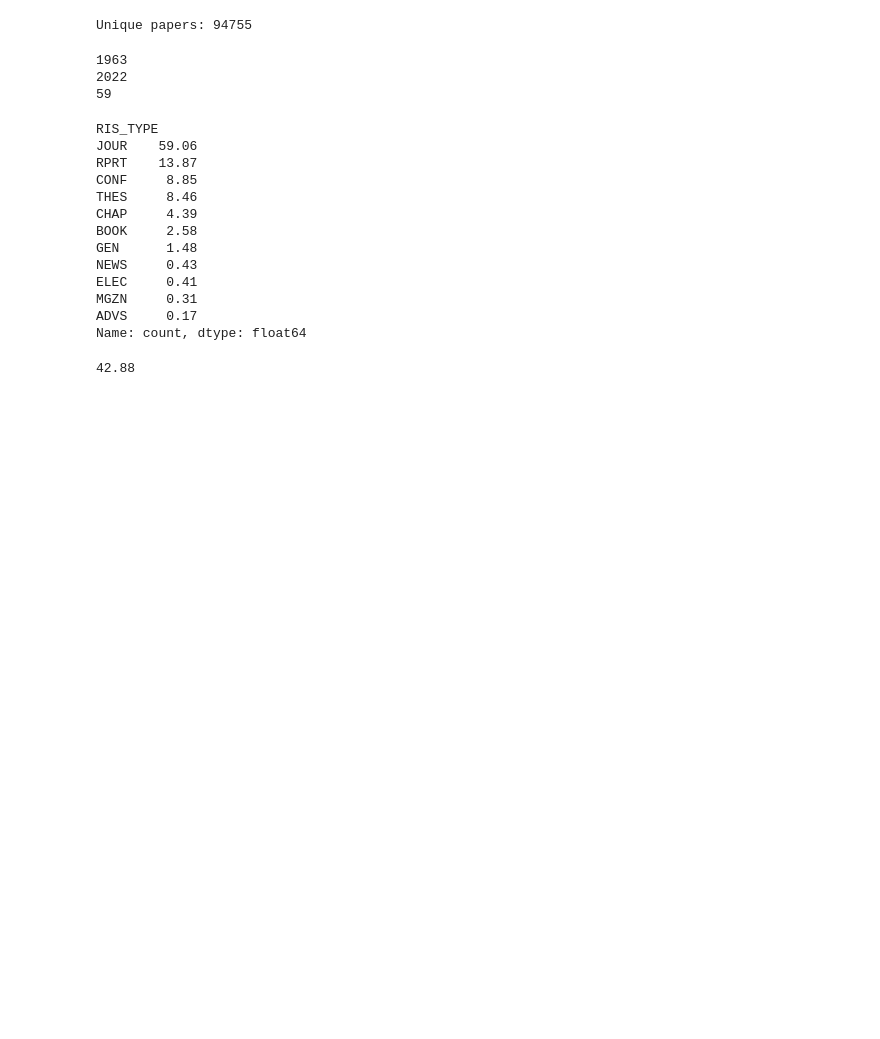
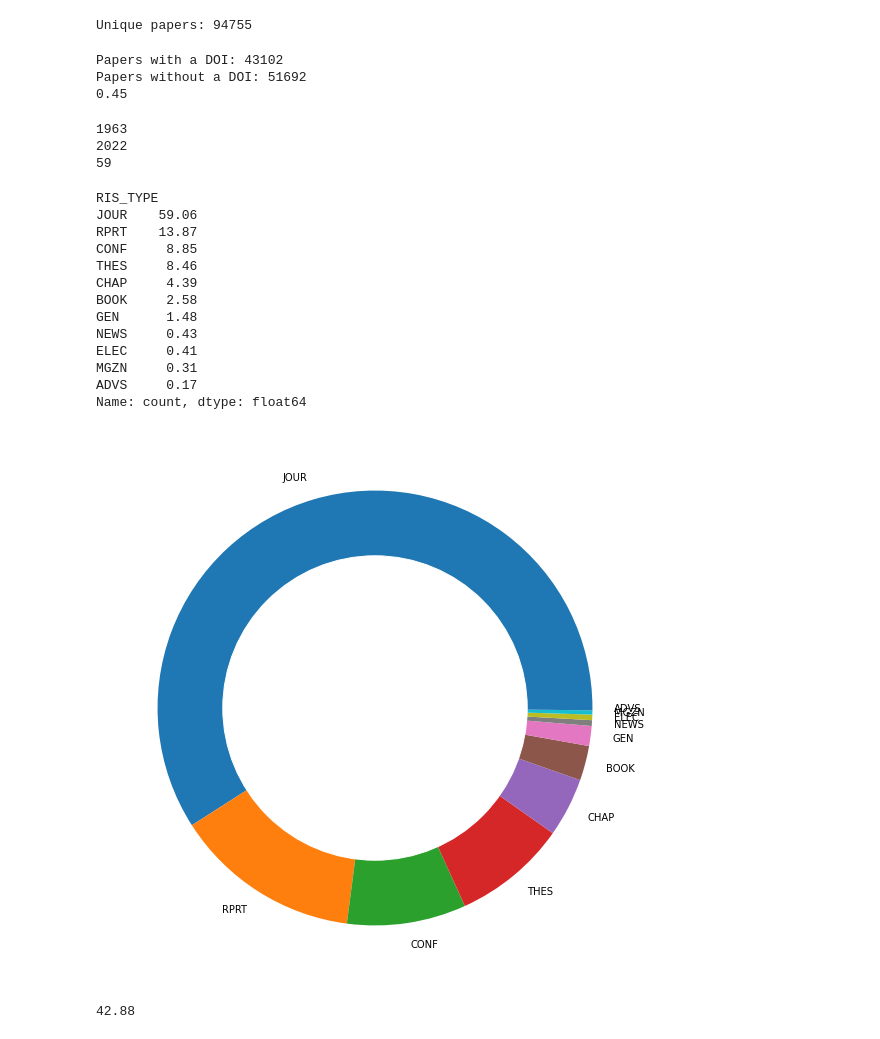
Before and after one commit to ICPSR/mica-data-descriptor, a Jupyter notebook: notebooks/describe-data.ipynb, the cells around one changed output. Saved outputs shown, nothing was run; the diff lists cells and outputs as text; code cells hidden in the pictures; blank space fills up the shorter version.

```diff
--- a/notebooks/describe-data.ipynb
+++ b/notebooks/describe-data.ipynb
@@ -88,6 +179,17 @@ memory usage: 9.4+ MB
 print(f"Unique papers: {df_paper.REF_ID.nunique()}")
 # %% [output]
 Unique papers: 94755
+# %%
+with_doi = len(df_paper[df_paper.DOI.notna()])
+no_doi = len(df_paper[df_paper.DOI.isna()])
+
+print(f"Papers with a DOI: {with_doi}")
+print(f"Papers without a DOI: {no_doi}")
+print(round(with_doi/df_paper.REF_ID.nunique(),2))
+# %% [output]
+Papers with a DOI: 43102
+Papers without a DOI: 51692
+0.45
 # %%
 print(df_paper[df_paper['YEAR_PUB']!=0].YEAR_PUB.min()) # summarize temporal coverage excluding items recoded to 0
 print(df_paper['YEAR_PUB'].max())
@@ -98,22 +200,35 @@ print(df_paper['YEAR_PUB'].max() - df_paper[df_paper['YEAR_PUB']!=0].YEAR_PUB.mi
 59
 # %%
 ris_types = df_paper['RIS_TYPE'].value_counts() # get percent of RIS types
-# print(ris_types)
 print(round((ris_types/ris_types.sum())*100,2))
+
+size=df_paper['RIS_TYPE'].value_counts().sort_values(ascending=False)
+
+my_circle = plt.Circle( (0,0), 0.7, color='white')
+
+plt.figure(figsize=(10,10))
+plt.pie(size, labels=size.index)
+
+p = plt.gcf()
+p.gca().add_artist(my_circle)
+
+plt.savefig('../figures/ris_type.pdf', format="pdf")
+plt.show()
 # %% [output]
 RIS_TYPE
 JOUR    59.06
 RPRT    13.87
 CONF     8.85
 THES     8.46
 CHAP     4.39
 BOOK     2.58
 GEN      1.48
 NEWS     0.43
 ELEC     0.41
 MGZN     0.31
 ADVS     0.17
 Name: count, dtype: float64
+[figure, added]
 # %%
 round((df_paper[df_paper['DIM_ID']!=''].DIM_ID.count()/df_paper['REF_ID'].count())*100,2) # items with Dimensions ID
 # %% [output]
```
Also changed, not shown: parts of 15 cells of this notebook.
